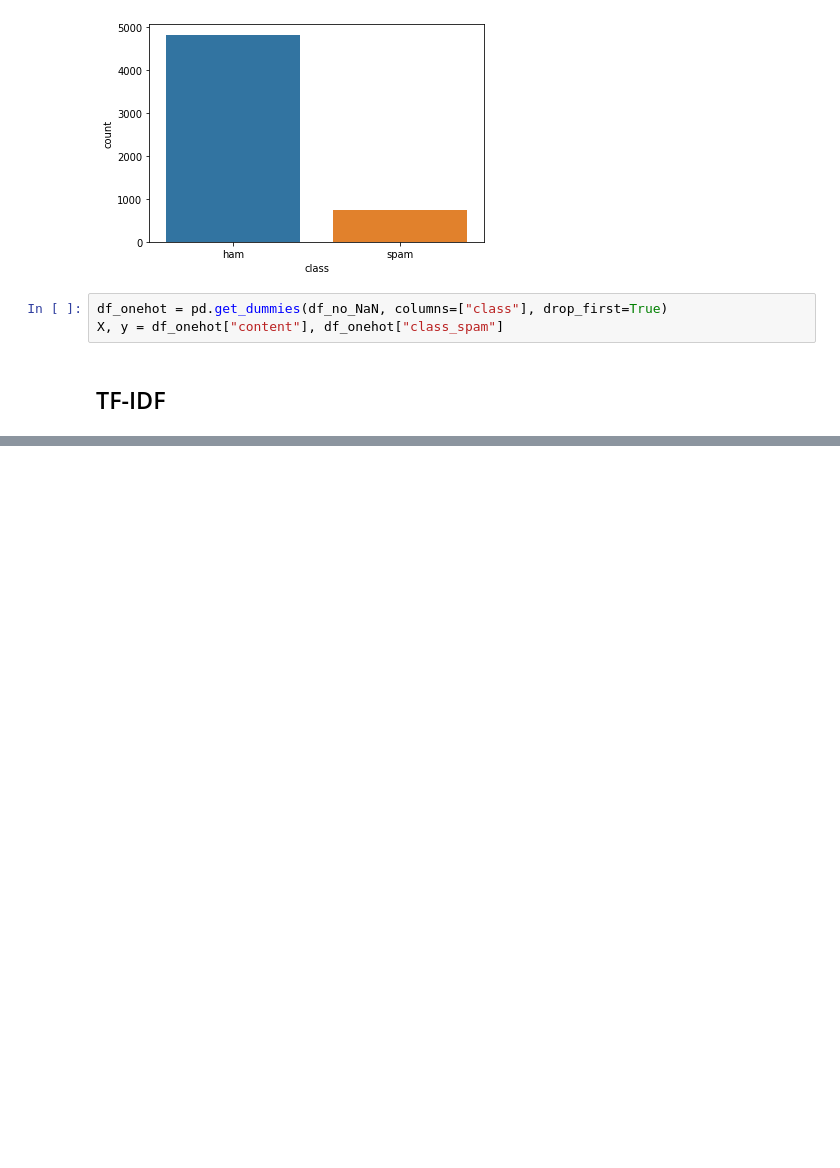
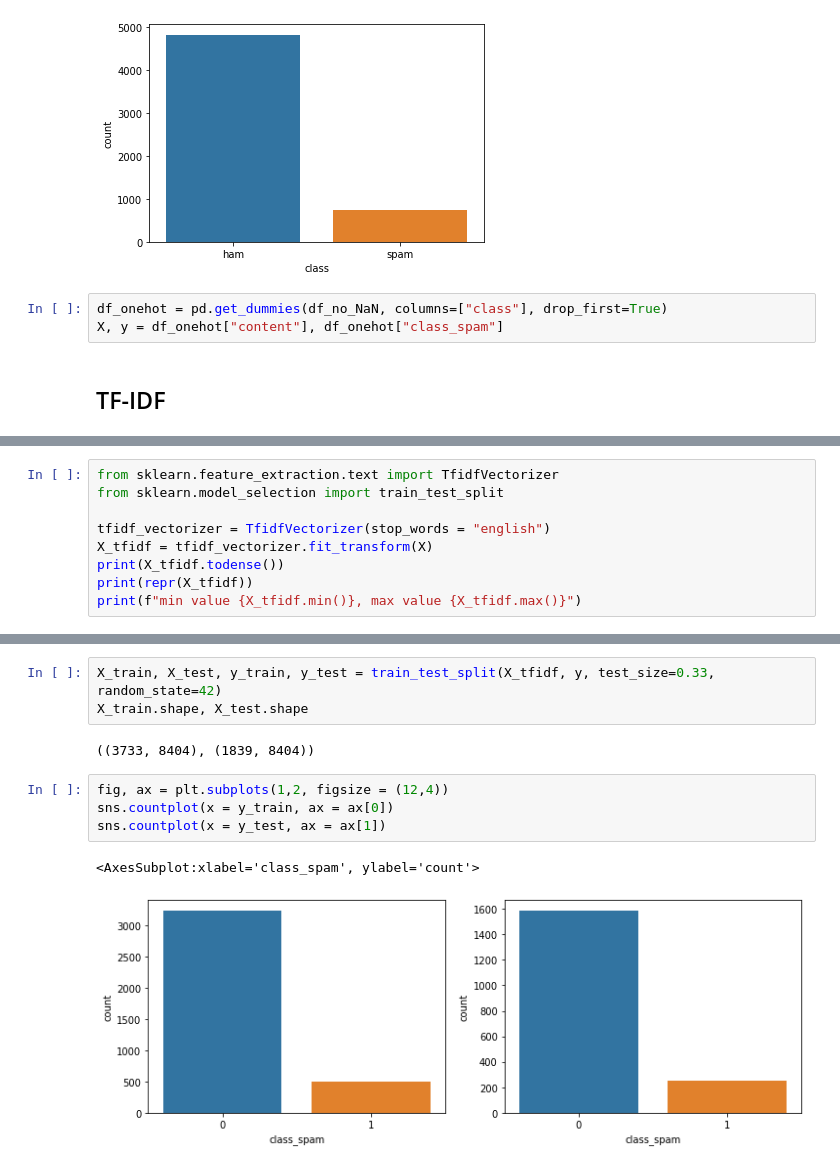
Before and after one commit to kokchun/Maskininlarning-AI21, a Jupyter notebook: Lectures/Code-along/Lec11-Naive_Bayes.ipynb, the cells around one changed output, grey strips where cells are left out. Drawn from its saved outputs; the diff is of its cells as text; blank space fills up the shorter version.

```diff
--- a/Lectures/Code-along/Lec11-Naive_Bayes.ipynb
+++ b/Lectures/Code-along/Lec11-Naive_Bayes.ipynb
@@ -67,0 +53,9 @@ Name: content, Length: 5572, dtype: object
+# %%
+from sklearn.feature_extraction.text import TfidfVectorizer
+from sklearn.model_selection import train_test_split
+
+tfidf_vectorizer = TfidfVectorizer(stop_words = "english")
+X_tfidf = tfidf_vectorizer.fit_transform(X)
+print(X_tfidf.todense())
+print(repr(X_tfidf))
+print(f"min value {X_tfidf.min()}, max value {X_tfidf.max()}")
@@ -67,0 +73,12 @@ Name: content, Length: 5572, dtype: object
+# %%
+X_train, X_test, y_train, y_test = train_test_split(X_tfidf, y, test_size=0.33, random_state=42)
+X_train.shape, X_test.shape
+# %% [output]
+((3733, 8404), (1839, 8404))
+# %%
+fig, ax = plt.subplots(1,2, figsize = (12,4))
+sns.countplot(x = y_train, ax = ax[0])
+sns.countplot(x = y_test, ax = ax[1])
+# %% [output]
+<AxesSubplot:xlabel='class_spam', ylabel='count'>
+[figure, added]
```
Also changed, not shown: parts of 16 cells of this notebook.
